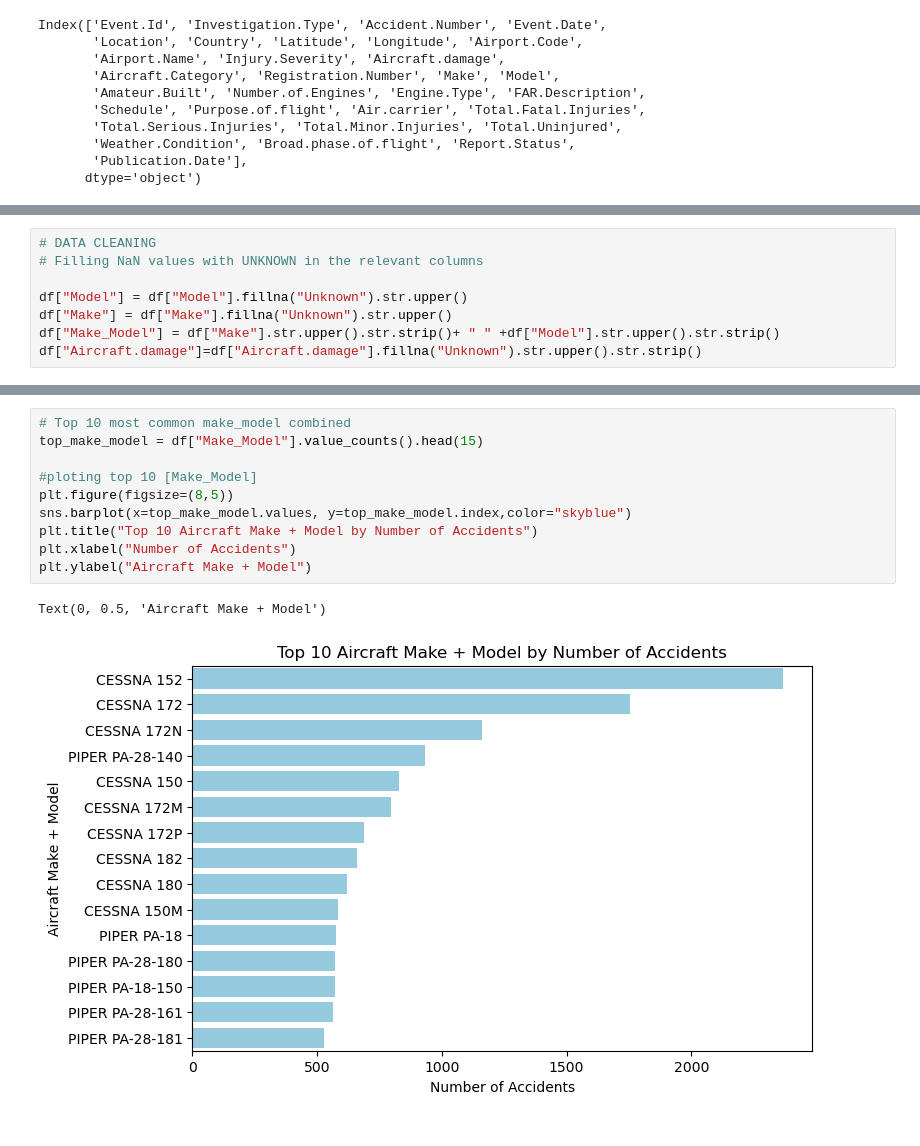
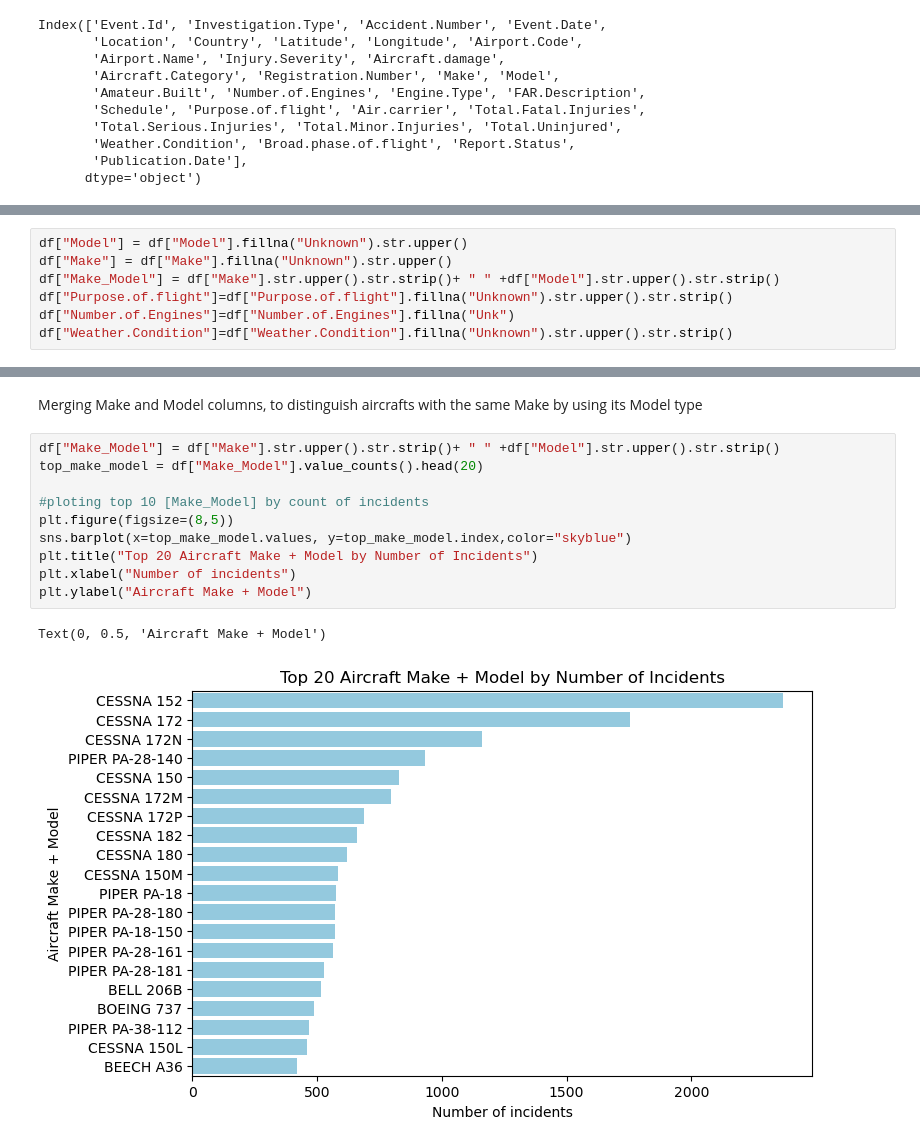
Before and after one commit to Meshack7468/project, a Jupyter notebook: project1.ipynb, the cells around one changed output, grey strips where cells are left out. Cells and saved outputs as stored; diff of their text form.

```diff
--- a/project1.ipynb
+++ b/project1.ipynb
@@ -72,0 +78,7 @@ Index(['Event.Id', 'Investigation.Type', 'Accident.Number', 'Event.Date',
+# %%
+df["Model"] = df["Model"].fillna("Unknown").str.upper()
+df["Make"] = df["Make"].fillna("Unknown").str.upper()
+df["Make_Model"] = df["Make"].str.upper().str.strip()+ " " +df["Model"].str.upper().str.strip()
+df["Purpose.of.flight"]=df["Purpose.of.flight"].fillna("Unknown").str.upper().str.strip()
+df["Number.of.Engines"]=df["Number.of.Engines"].fillna("Unk")
+df["Weather.Condition"]=df["Weather.Condition"].fillna("Unknown").str.upper().str.strip()
@@ -109,8 +124,0 @@ df
-# %%
-# DATA CLEANING
-# Filling NaN values with UNKNOWN in the relevant columns
-
-df["Model"] = df["Model"].fillna("Unknown").str.upper()
-df["Make"] = df["Make"].fillna("Unknown").str.upper()
-df["Make_Model"] = df["Make"].str.upper().str.strip()+ " " +df["Model"].str.upper().str.strip()
-df["Aircraft.damage"]=df["Aircraft.damage"].fillna("Unknown").str.upper().str.strip()
@@ -127,16 +138,18 @@ plt.ylabel("Aircraft Make")
 # %% [output]
 Text(0, 0.5, 'Aircraft Make')
 [figure]
+# %% [markdown]
+Merging Make and Model columns, to distinguish aircrafts with the same Make by using its Model type
 # %%
-# Top 10 most common make_model combined
-top_make_model = df["Make_Model"].value_counts().head(15)
+df["Make_Model"] = df["Make"].str.upper().str.strip()+ " " +df["Model"].str.upper().str.strip()
+top_make_model = df["Make_Model"].value_counts().head(20)
 
-#ploting top 10 [Make_Model]
+#ploting top 10 [Make_Model] by count of incidents
 plt.figure(figsize=(8,5))
 sns.barplot(x=top_make_model.values, y=top_make_model.index,color="skyblue")
-plt.title("Top 10 Aircraft Make + Model by Number of Accidents")
-plt.xlabel("Number of Accidents")
+plt.title("Top 20 Aircraft Make + Model by Number of Incidents")
+plt.xlabel("Number of incidents")
 plt.ylabel("Aircraft Make + Model")
 # %% [output]
 Text(0, 0.5, 'Aircraft Make + Model')
-[figure, old version]
+[figure, new version]
```
Also changed, not shown: parts of 32 cells of this notebook, 1 other file.
